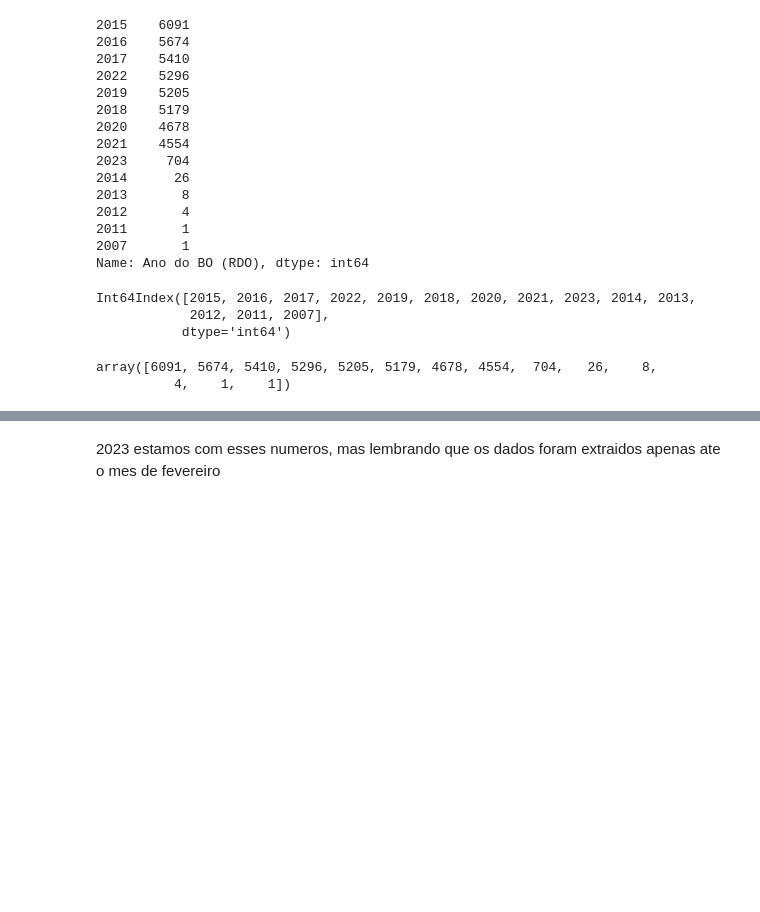
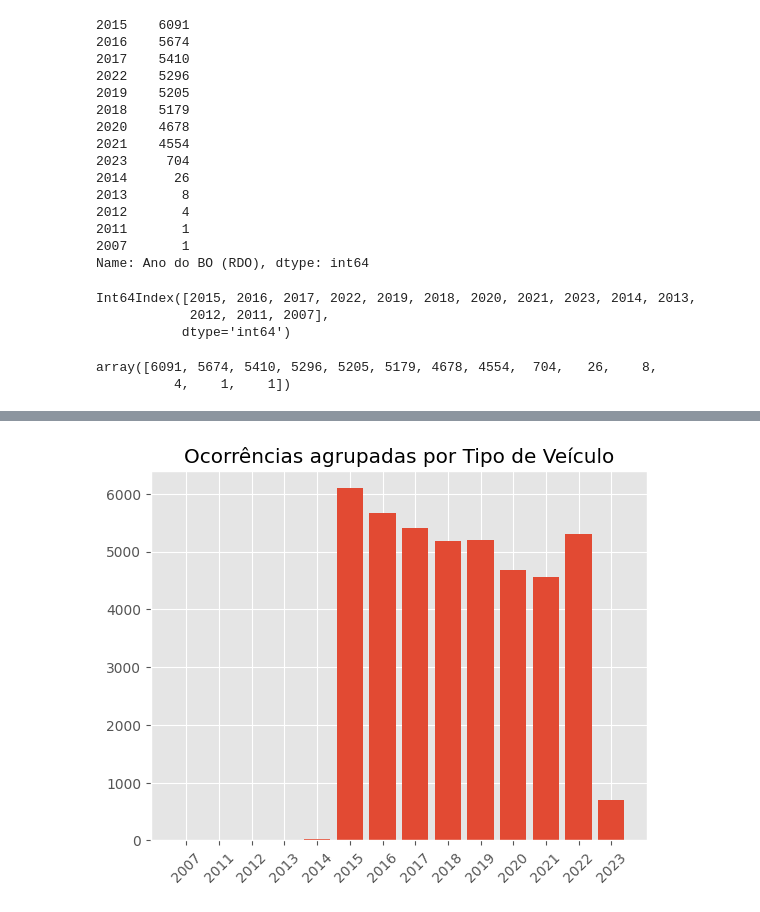
Before and after one commit to luizfernando120/Projeto-teste, a Jupyter notebook: Cópia_de_Projeto_07_Abril.ipynb, the cells around one changed output, grey strips where cells are left out. Drawn from its saved outputs; the diff is of its cells as text; code cells hidden in the pictures; blank space fills up the shorter version.

```diff
--- a/Cópia_de_Projeto_07_Abril.ipynb
+++ b/Cópia_de_Projeto_07_Abril.ipynb
@@ -220,2 +240,8 @@ fig.update_traces(mode='lines+markers')
-# %% [markdown]
-2023 estamos com esses numeros, mas lembrando que os dados foram extraidos apenas ate o mes de fevereiro
+# %%
+plt.style.use("ggplot")
+grafico_anos = plt.bar(anos,numero, align ='center')
+plt.title('Ocorrências agrupadas por Tipo de Veículo')
+plt.xticks(rotation=45)
+plt.show(grafico_anos)
+# %% [output]
+[figure, added]
```
Also changed, not shown: parts of 19 cells of this notebook.
